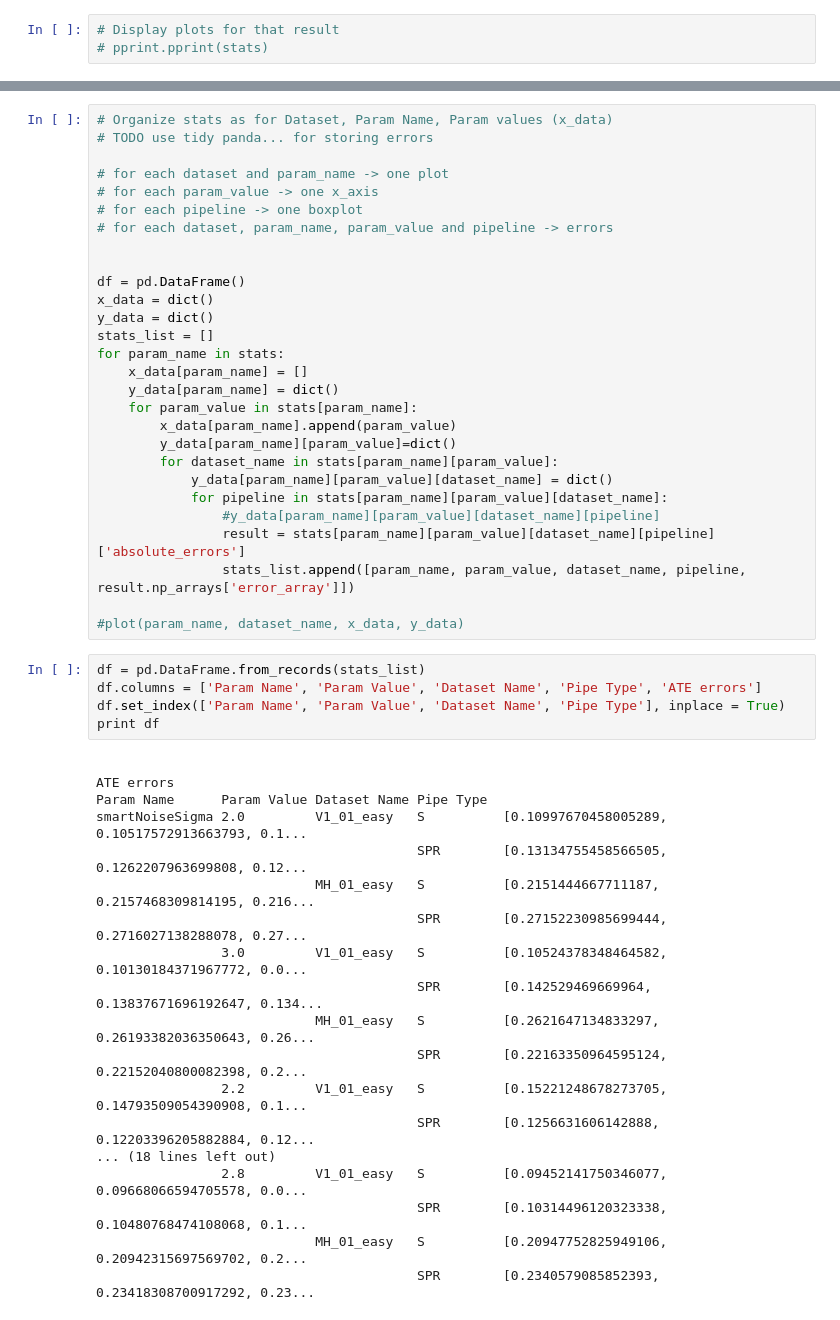
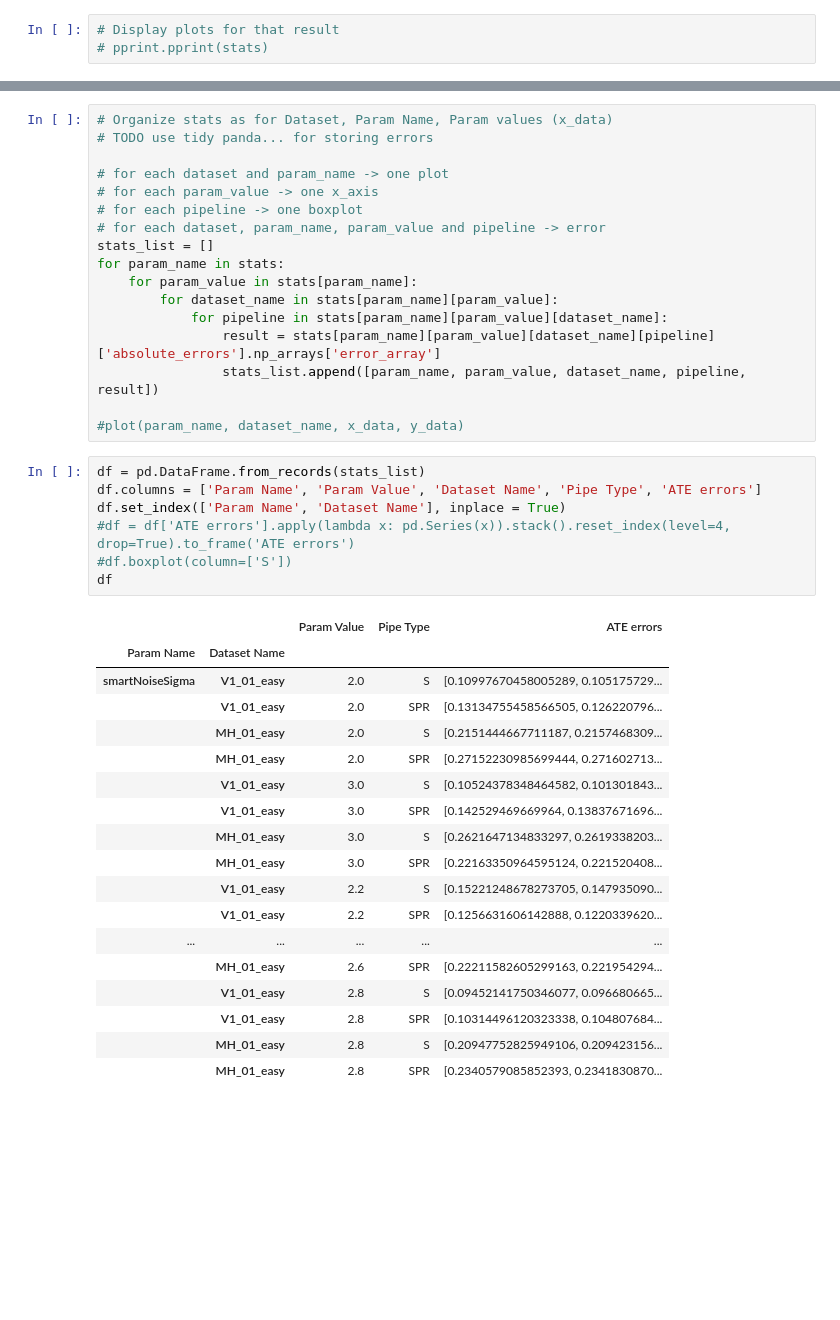
Before and after one commit to MIT-SPARK/Kimera-VIO-Evaluation, a Jupyter notebook: notebooks/plot_regression_tests.ipynb, the cells around one changed output, grey strips where cells are left out. Drawn from its saved outputs; the diff is of its cells as text; blank space fills up the shorter version.

```diff
--- a/notebooks/plot_regression_tests.ipynb
+++ b/notebooks/plot_regression_tests.ipynb
@@ -156,47 +153,39 @@ plot2()
 # for each dataset and param_name -> one plot
 # for each param_value -> one x_axis
 # for each pipeline -> one boxplot
-# for each dataset, param_name, param_value and pipeline -> errors
-
-
-df = pd.DataFrame()
-x_data = dict()
-y_data = dict()
+# for each dataset, param_name, param_value and pipeline -> error
 stats_list = []
 for param_name in stats:
-    x_data[param_name] = []
-    y_data[param_name] = dict()
     for param_value in stats[param_name]:
-        x_data[param_name].append(param_value)
-        y_data[param_name][param_value]=dict()
         for dataset_name in stats[param_name][param_value]:
-            y_data[param_name][param_value][dataset_name] = dict()
             for pipeline in stats[param_name][param_value][dataset_name]:
-                #y_data[param_name][param_value][dataset_name][pipeline]
-                result = stats[param_name][param_value][dataset_name][pipeline]['absolute_errors']
-                stats_list.append([param_name, param_value, dataset_name, pipeline, result.np_arrays['error_array']])
+                result = stats[param_name][param_value][dataset_name][pipeline]['absolute_errors'].np_arrays['error_array']
+                stats_list.append([param_name, param_value, dataset_name, pipeline, result])
 
 #plot(param_name, dataset_name, x_data, y_data)
 # %%
 df = pd.DataFrame.from_records(stats_list)
 df.columns = ['Param Name', 'Param Value', 'Dataset Name', 'Pipe Type', 'ATE errors']
-df.set_index(['Param Name', 'Param Value', 'Dataset Name', 'Pipe Type'], inplace = True)
-print df
+df.set_index(['Param Name', 'Dataset Name'], inplace = True)
+#df = df['ATE errors'].apply(lambda x: pd.Series(x)).stack().reset_index(level=4, drop=True).to_frame('ATE errors')
+#df.boxplot(column=['S'])
+df
 # %% [output]
-                                                                                           ATE errors
-Param Name      Param Value Dataset Name Pipe Type
-smartNoiseSigma 2.0         V1_01_easy   S          [0.10997670458005289, 0.10517572913663793, 0.1...
-                                         SPR        [0.13134755458566505, 0.1262207963699808, 0.12...
-                            MH_01_easy   S          [0.2151444667711187, 0.2157468309814195, 0.216...
-                                         SPR        [0.27152230985699444, 0.2716027138288078, 0.27...
-                3.0         V1_01_easy   S          [0.10524378348464582, 0.10130184371967772, 0.0...
-                                         SPR        [0.142529469669964, 0.13837671696192647, 0.134...
-                            MH_01_easy   S          [0.2621647134833297, 0.26193382036350643, 0.26...
-                                         SPR        [0.22163350964595124, 0.22152040800082398, 0.2...
-                2.2         V1_01_easy   S          [0.15221248678273705, 0.14793509054390908, 0.1...
-                                         SPR        [0.1256631606142888, 0.12203396205882884, 0.12...
-... (18 lines left out)
-                2.8         V1_01_easy   S          [0.09452141750346077, 0.09668066594705578, 0.0...
-                                         SPR        [0.10314496120323338, 0.10480768474108068, 0.1...
-                            MH_01_easy   S          [0.20947752825949106, 0.20942315697569702, 0.2...
-                                         SPR        [0.2340579085852393, 0.23418308700917292, 0.23...
+|  |  | Param Value | Pipe Type | ATE errors |
+| Param Name | Dataset Name |  |  |  |
+| smartNoiseSigma | V1_01_easy | 2.0 | S | [0.10997670458005289, 0.105175729... |
+|  | V1_01_easy | 2.0 | SPR | [0.13134755458566505, 0.126220796... |
+|  | MH_01_easy | 2.0 | S | [0.2151444667711187, 0.2157468309... |
+|  | MH_01_easy | 2.0 | SPR | [0.27152230985699444, 0.271602713... |
+|  | V1_01_easy | 3.0 | S | [0.10524378348464582, 0.101301843... |
+|  | V1_01_easy | 3.0 | SPR | [0.142529469669964, 0.13837671696... |
+|  | MH_01_easy | 3.0 | S | [0.2621647134833297, 0.2619338203... |
+|  | MH_01_easy | 3.0 | SPR | [0.22163350964595124, 0.221520408... |
+|  | V1_01_easy | 2.2 | S | [0.15221248678273705, 0.147935090... |
+|  | V1_01_easy | 2.2 | SPR | [0.1256631606142888, 0.1220339620... |
+| ... | ... | ... | ... | ... |
+|  | MH_01_easy | 2.6 | SPR | [0.22211582605299163, 0.221954294... |
+|  | V1_01_easy | 2.8 | S | [0.09452141750346077, 0.096680665... |
+|  | V1_01_easy | 2.8 | SPR | [0.10314496120323338, 0.104807684... |
+|  | MH_01_easy | 2.8 | S | [0.20947752825949106, 0.209423156... |
+|  | MH_01_easy | 2.8 | SPR | [0.2340579085852393, 0.2341830870... |
```
Also changed, not shown: parts of 9 cells of this notebook.
